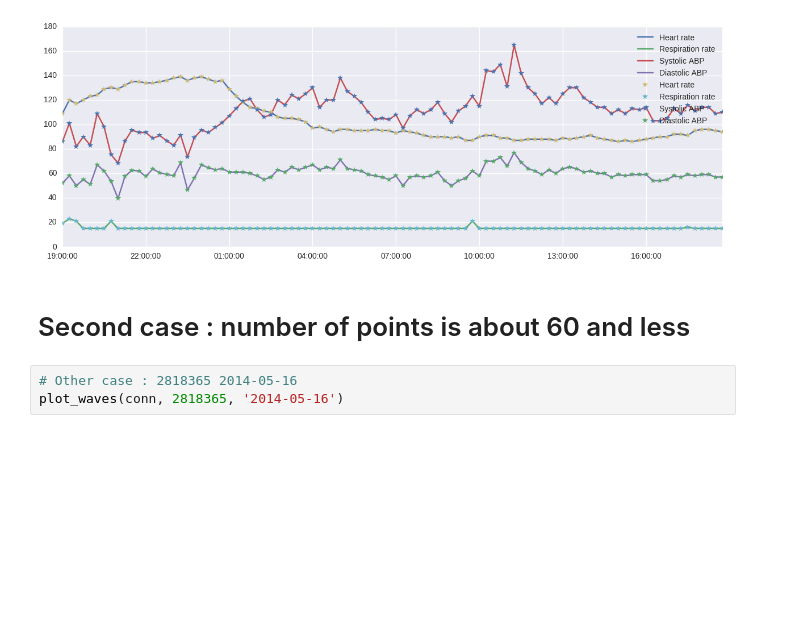
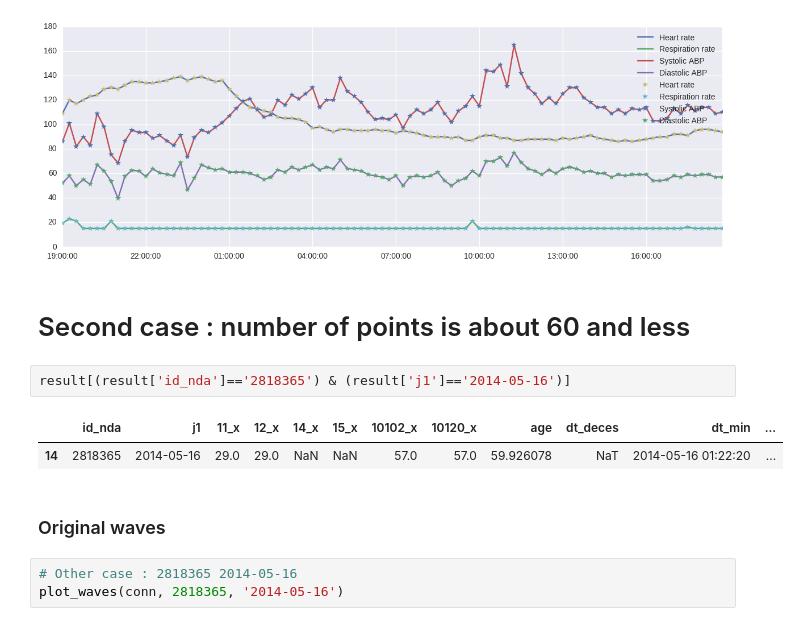
Before and after one commit to catherineverdiergo/IPYNB, a Jupyter notebook: Waves normalization-interpolation.ipynb, the cells around one changed output. Cells and saved outputs as stored; diff of their text form; blank space fills up the shorter version.

```diff
--- a/Waves normalization-interpolation.ipynb
+++ b/Waves normalization-interpolation.ipynb
@@ -269,6 +272,13 @@ plot_waves_from_lists(list_waves, list_labels)
 [figure]
 # %% [markdown]
 # Second case : number of points is about 60 and less
+# %%
+result[(result['id_nda']=='2818365') & (result['j1']=='2014-05-16')]
+# %% [output]
+|  | id_nda | j1 | 11_x | 12_x | 14_x | 15_x | 10102_x | 10120_x | age | dt_deces | dt_min | ... |
+| 14 | 2818365 | 2014-05-16 | 29.0 | 29.0 | NaN | NaN | 57.0 | 57.0 | 59.926078 | NaT | 2014-05-16 01:22:20 | ... |
+# %% [markdown]
+### Original waves
 # %%
 # Other case : 2818365 2014-05-16
 plot_waves(conn, 2818365, '2014-05-16')
```
Also changed, not shown: parts of 8 cells of this notebook.
